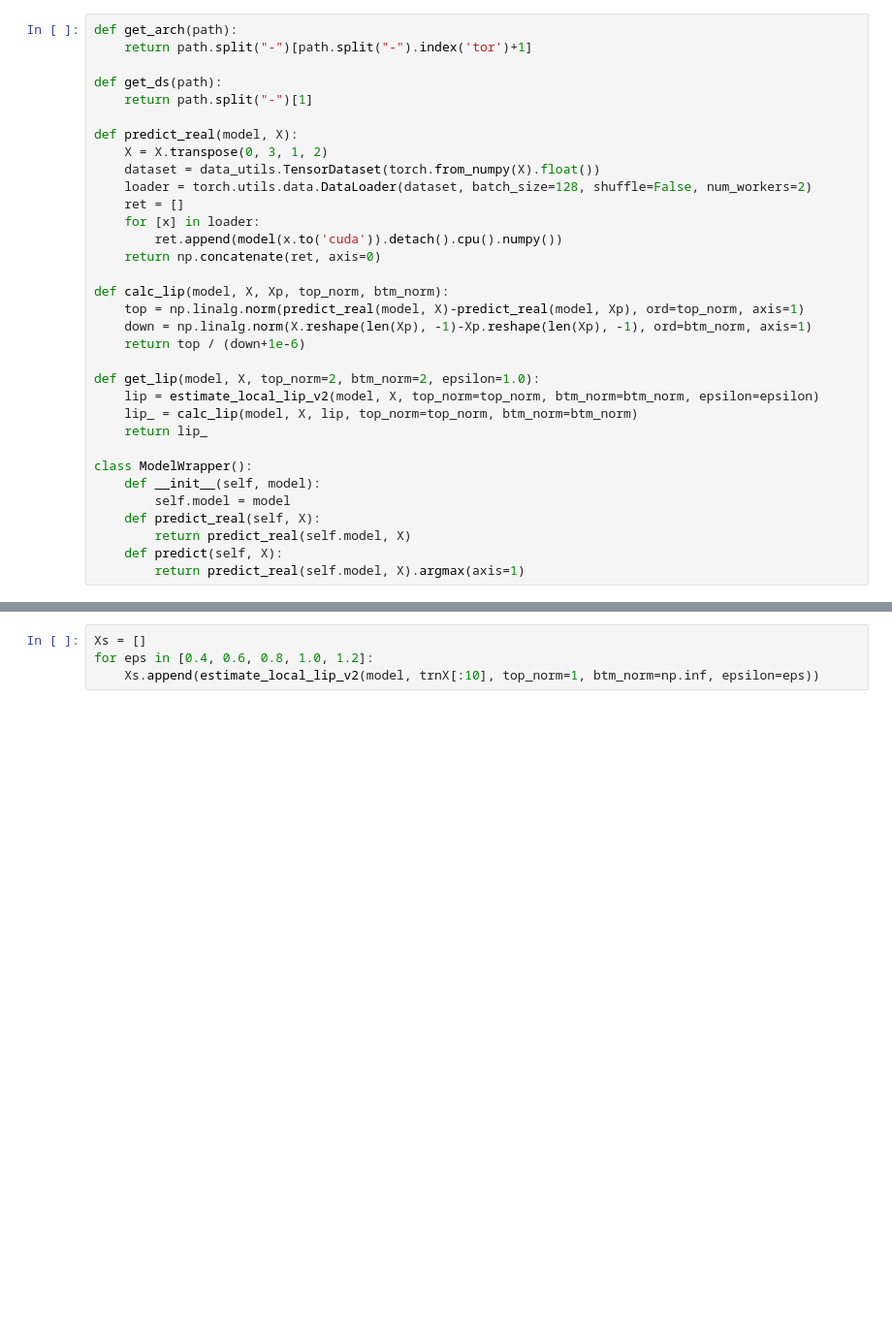
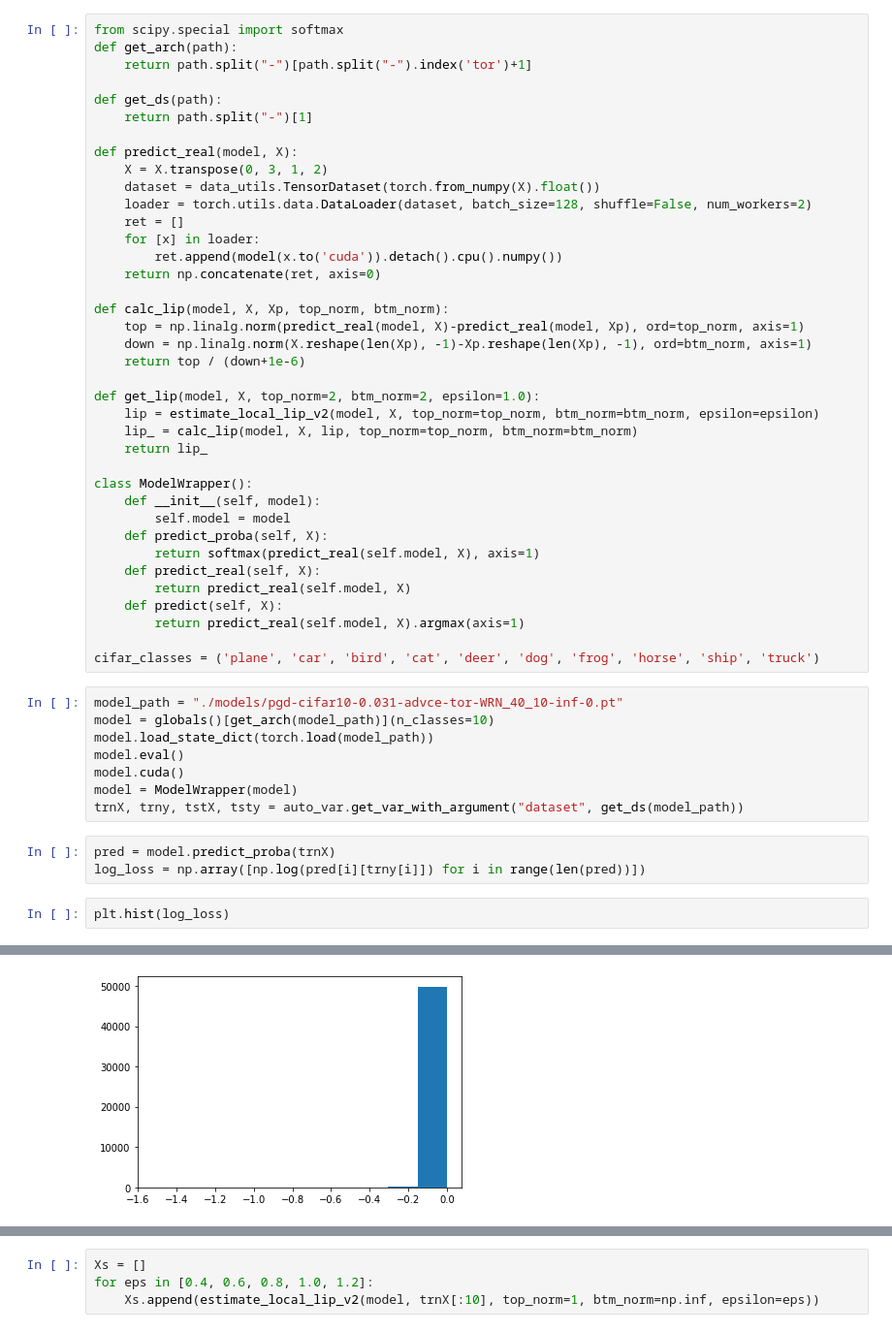
Before and after one commit to yangarbiter/blindguess, a Jupyter notebook: plot.ipynb, the cells around one changed output, grey strips where cells are left out. Shown: that part at 97% size. Drawn from its saved outputs; the diff is of its cells as text; blank space fills up the shorter version.

```diff
--- a/plot.ipynb
+++ b/plot.ipynb
@@ -194,4 +176,5 @@ NameError: name 'df' is not defined
 # %%
+from scipy.special import softmax
 def get_arch(path):
     return path.split("-")[path.split("-").index('tor')+1]
 
@@ -220,7 +203,25 @@ def get_lip(model, X, top_norm=2, btm_norm=2, epsilon=1.0):
 class ModelWrapper():
     def __init__(self, model):
         self.model = model
+    def predict_proba(self, X):
+        return softmax(predict_real(self.model, X), axis=1)
     def predict_real(self, X):
         return predict_real(self.model, X)
     def predict(self, X):
         return predict_real(self.model, X).argmax(axis=1)
+
+cifar_classes = ('plane', 'car', 'bird', 'cat', 'deer', 'dog', 'frog', 'horse', 'ship', 'truck')
+# %%
+model_path = "./models/pgd-cifar10-0.031-advce-tor-WRN_40_10-inf-0.pt"
+model = globals()[get_arch(model_path)](n_classes=10)
+model.load_state_dict(torch.load(model_path))
+model.eval()
+model.cuda()
+model = ModelWrapper(model)
+trnX, trny, tstX, tsty = auto_var.get_var_with_argument("dataset", get_ds(model_path))
+# %%
+pred = model.predict_proba(trnX)
+log_loss = np.array([np.log(pred[i][trny[i]]) for i in range(len(pred))])
+# %%
+plt.hist(log_loss)
+# %% [output]
@@ -226,0 +234 @@ class ModelWrapper():
+[figure, added]
```
Also changed, not shown: parts of 40 cells of this notebook, 2 other files.
